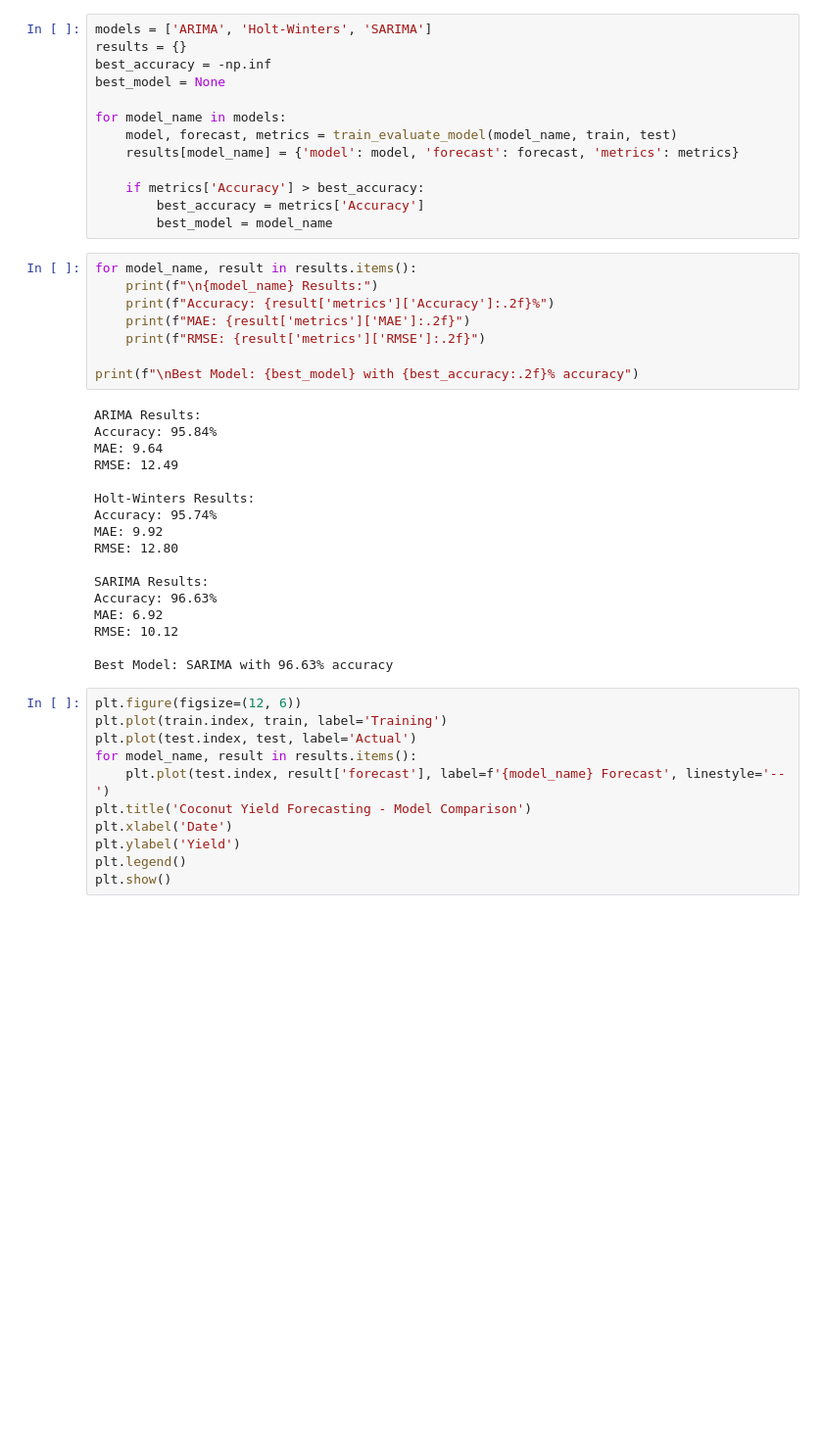
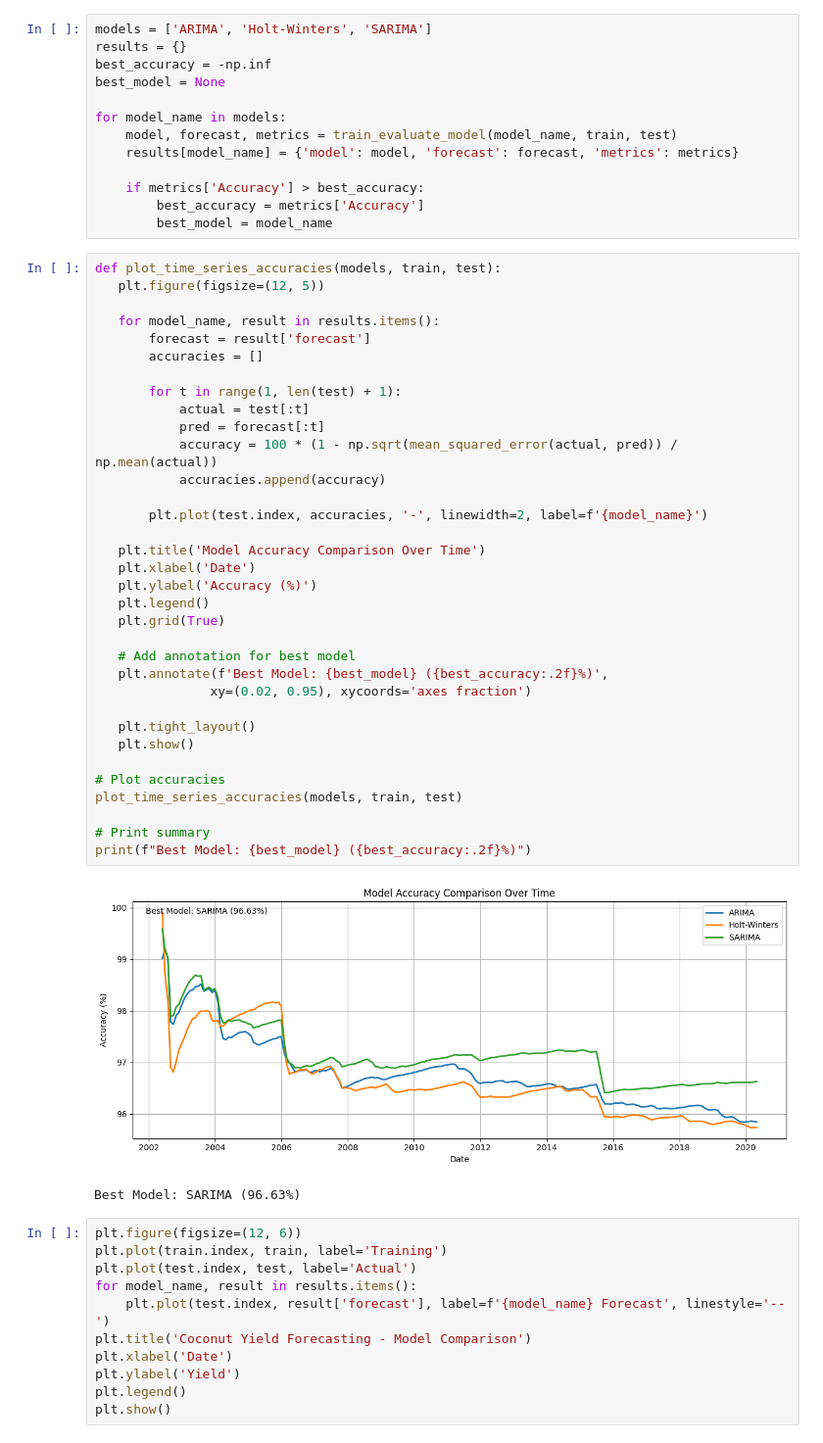
Before and after one commit to thanujaD00/Research_Procjct, a Jupyter notebook: CoconutYieldPrediction/model training.ipynb, the cells around one changed output. Shown: that part at 98% size. Cells and saved outputs as stored; diff of their text form; blank space fills up the shorter version.

Commit message:
compare models

```diff
--- a/CoconutYieldPrediction/model training.ipynb
+++ b/CoconutYieldPrediction/model training.ipynb
@@ -223,31 +223,43 @@ for model_name in models:
     if metrics['Accuracy'] > best_accuracy:
         best_accuracy = metrics['Accuracy']
         best_model = model_name
-# %%
-for model_name, result in results.items():
-    print(f"\n{model_name} Results:")
-    print(f"Accuracy: {result['metrics']['Accuracy']:.2f}%")
-    print(f"MAE: {result['metrics']['MAE']:.2f}")
-    print(f"RMSE: {result['metrics']['RMSE']:.2f}")
-
-print(f"\nBest Model: {best_model} with {best_accuracy:.2f}% accuracy")
-# %% [output]
-ARIMA Results:
-Accuracy: 95.84%
-MAE: 9.64
-RMSE: 12.49
-
-Holt-Winters Results:
-Accuracy: 95.74%
-MAE: 9.92
-RMSE: 12.80
-
-SARIMA Results:
-Accuracy: 96.63%
-MAE: 6.92
-RMSE: 10.12
-
-Best Model: SARIMA with 96.63% accuracy
+# %%
+def plot_time_series_accuracies(models, train, test):
+   plt.figure(figsize=(12, 5))
+
+   for model_name, result in results.items():
+       forecast = result['forecast']
+       accuracies = []
+
+       for t in range(1, len(test) + 1):
+           actual = test[:t]
+           pred = forecast[:t]
+           accuracy = 100 * (1 - np.sqrt(mean_squared_error(actual, pred)) / np.mean(actual))
+           accuracies.append(accuracy)
+
+       plt.plot(test.index, accuracies, '-', linewidth=2, label=f'{model_name}')
+
+   plt.title('Model Accuracy Comparison Over Time')
+   plt.xlabel('Date')
+   plt.ylabel('Accuracy (%)')
+   plt.legend()
+   plt.grid(True)
+
+   # Add annotation for best model
+   plt.annotate(f'Best Model: {best_model} ({best_accuracy:.2f}%)',
+               xy=(0.02, 0.95), xycoords='axes fraction')
+
+   plt.tight_layout()
+   plt.show()
+
+# Plot accuracies
+plot_time_series_accuracies(models, train, test)
+
+# Print summary
+print(f"Best Model: {best_model} ({best_accuracy:.2f}%)")
+# %% [output]
+[figure, added]
+Best Model: SARIMA (96.63%)
 # %%
 plt.figure(figsize=(12, 6))
 plt.plot(train.index, train, label='Training')
```
Also changed, not shown: 2 other files.
